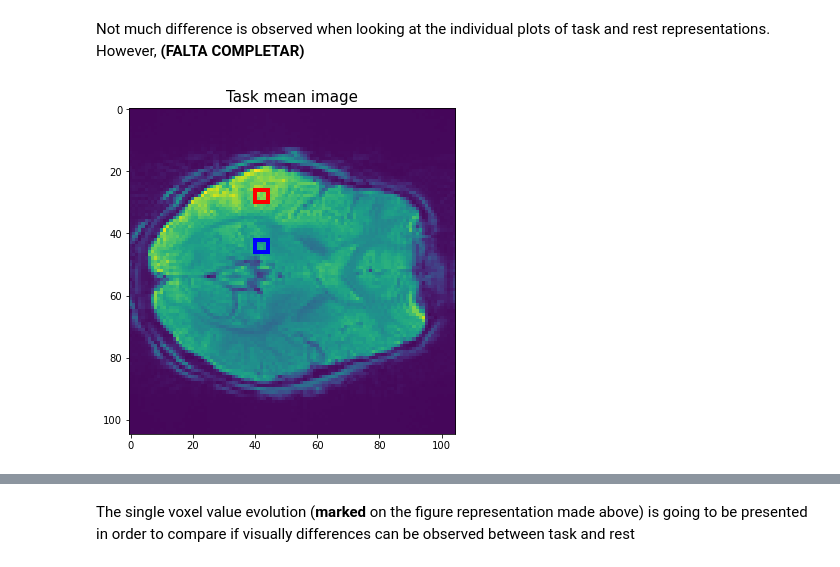
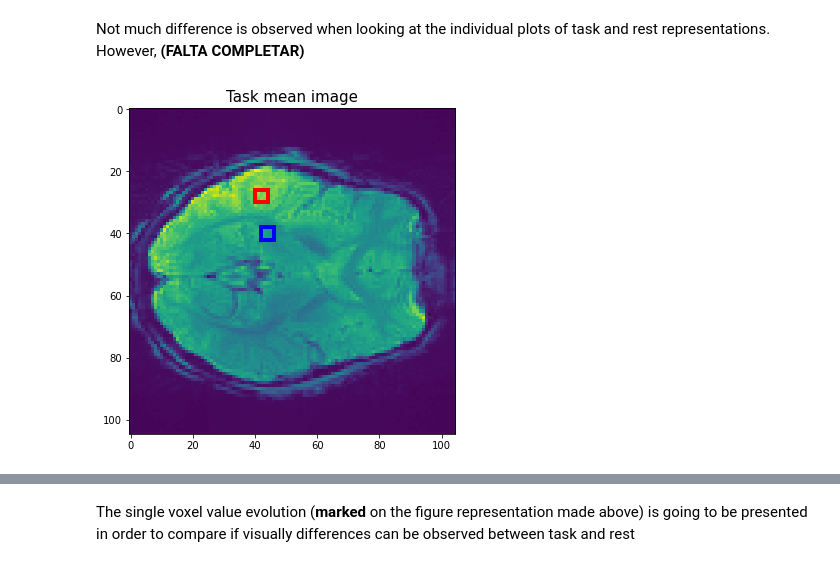
Before and after one commit to mrpotato180/final_project_neuroim, a Jupyter notebook: fMRI-EEG-Victor_Julia_Ernest_Alex.ipynb, the cells around one changed output, grey strips where cells are left out. Drawn from its saved outputs; the diff is of its cells as text; code cells hidden in the pictures.

```diff
--- a/fMRI-EEG-Victor_Julia_Ernest_Alex.ipynb
+++ b/fMRI-EEG-Victor_Julia_Ernest_Alex.ipynb
@@ -167,7 +167,7 @@ count=0
 count2=0
 a=range(1,201,20)
 for rest in a:
-    fmri_rest_avg=fmri_img[:,:,:,rest+1:rest+9]
+    fmri_rest_avg=fmri_img[:,:,:,rest+2:rest+8]
     fmri_rest_mean_avg=np.mean(fmri_rest_avg, axis=3)
     fmri_rest_todos_avg[:,:,:,count]=fmri_rest_mean_avg
     count+=1
@@ -178,7 +178,7 @@ for rest in a:
         fmri_rest_todos= np.concatenate((fmri_rest_todos,fmri_rest), axis=3)
 
 for task in range(11,211,20):
-    fmri_task_avg=fmri_img[:,:,:,task+1:task+9]
+    fmri_task_avg=fmri_img[:,:,:,task+2:task+8]
     fmri_task_mean_avg=np.mean(fmri_task_avg, axis=3)
     fmri_task_todos_avg[:,:,:,count2]=fmri_task_mean_avg
     count2+=1
@@ -211,11 +211,11 @@ Not much difference is observed when looking at the individual plots of task and
 # %%
 fig, ax = plt.subplots(figsize=(6, 6))
 ax.imshow(mean_img_task_np[varx,vary,varz])
 ax.set_title('Task mean image', fontsize=15)
 rect = patches.Rectangle((40, 26), 4, 4, linewidth=4, edgecolor='r', facecolor='none')
-rect2 = patches.Rectangle((40, 42), 4, 4, linewidth=4, edgecolor='b', facecolor='none')
+rect2 = patches.Rectangle((42, 38), 4, 4, linewidth=4, edgecolor='b', facecolor='none')
 ax.add_patch(rect)
 ax.add_patch(rect2)
 plt.show()
 # %% [output]
-[figure, old version]
+[figure, new version]
```
Also changed, not shown: parts of 5 cells of this notebook.
